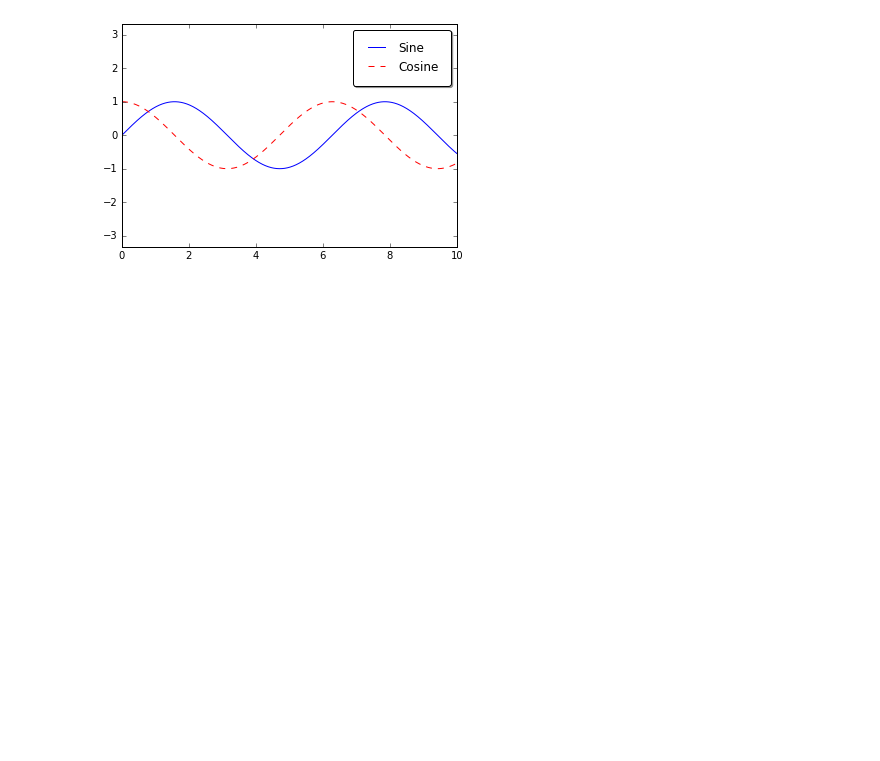
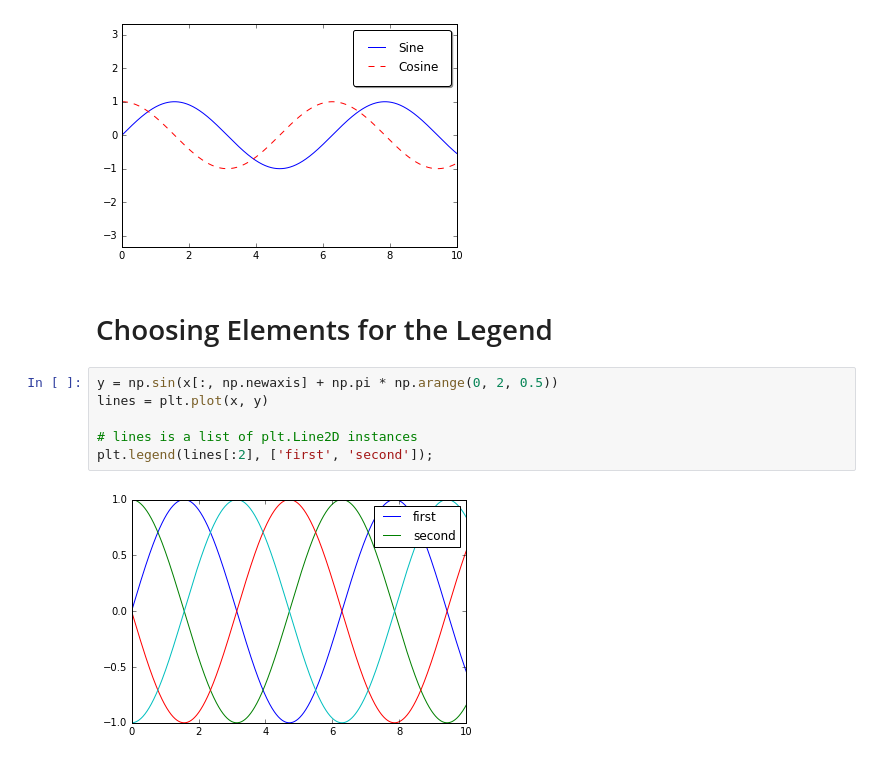
Before and after one commit to gmendozah/ucb-intro-data-science, a Jupyter notebook: Intro to Data Science/4.6 Customizing Plot Legends.ipynb, the cells around one changed output. Saved outputs shown, nothing was run; the diff lists cells and outputs as text; blank space fills up the shorter version.

```diff
--- a/Intro to Data Science/4.6 Customizing Plot Legends.ipynb
+++ b/Intro to Data Science/4.6 Customizing Plot Legends.ipynb
@@ -28,3 +28,13 @@ ax.legend(fancybox=True, framealpha=1, shadow=True, borderpad=1)
 fig
 # %% [output]
 [figure]
+# %% [markdown]
+# Choosing Elements for the Legend
+# %%
+y = np.sin(x[:, np.newaxis] + np.pi * np.arange(0, 2, 0.5))
+lines = plt.plot(x, y)
+
+# lines is a list of plt.Line2D instances
+plt.legend(lines[:2], ['first', 'second']);
+# %% [output]
+[figure, added]
```
Also changed, not shown: parts of 3 cells of this notebook.
